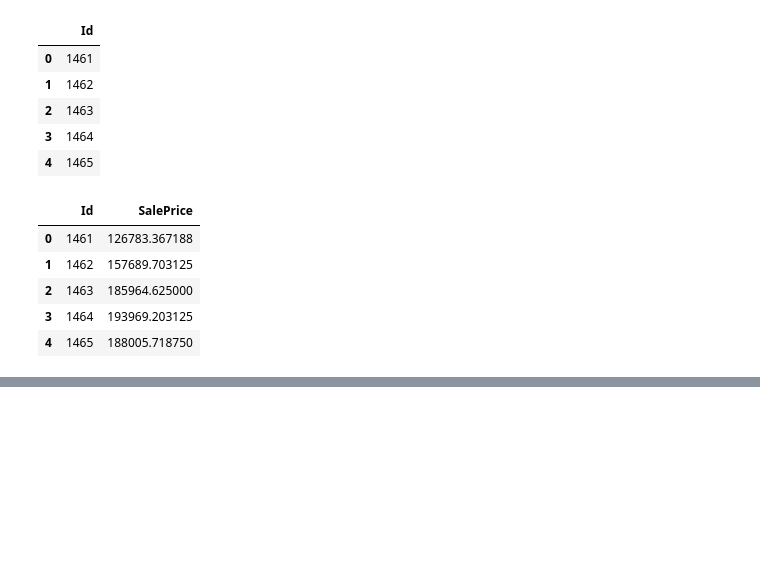
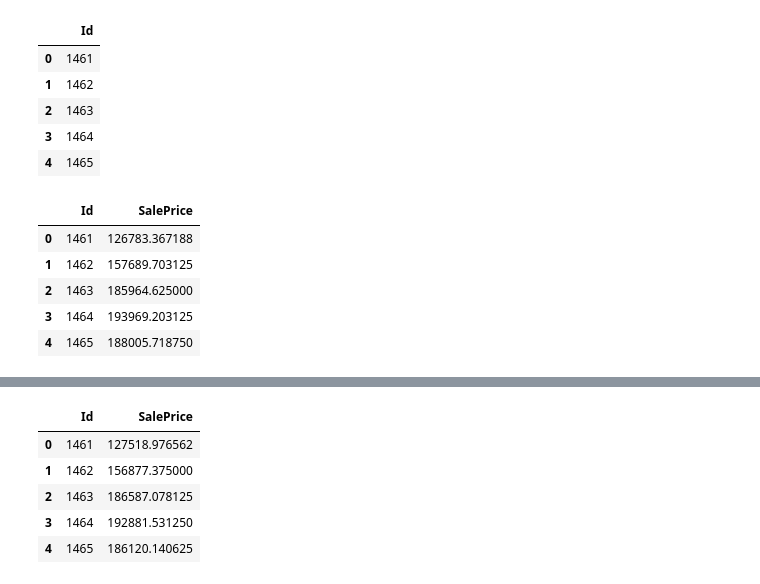
Before and after one commit to benspniz/Advanced-House-Price-Prediction-Kaggle-Competition, a Jupyter notebook: Notebooks/XGBoost.ipynb, the cells around one changed output, grey strips where cells are left out. Saved outputs shown, nothing was run; the diff lists cells and outputs as text; code cells hidden in the pictures; blank space fills up the shorter version.

Commit message:
Performed Grid Search CV on XGboost

```diff
--- a/Notebooks/XGBoost.ipynb
+++ b/Notebooks/XGBoost.ipynb
@@ -233,0 +294,2 @@ xgb0_submission.to_csv(r'C:\Users\Ben\Desktop\Data Science\Kaggle\Advanced House
+# %%
+xgb_grid.fit(X_train, y_train)
@@ -233,0 +371,3 @@ xgb0_submission.to_csv(r'C:\Users\Ben\Desktop\Data Science\Kaggle\Advanced House
+# %%
+Id = np.arange(start=1461, stop=2920, step=1)
+xgb1_submission = pd.DataFrame(data = Id, columns = ['Id'])
@@ -233,0 +383,13 @@ xgb0_submission.to_csv(r'C:\Users\Ben\Desktop\Data Science\Kaggle\Advanced House
+# %%
+xgb1_prediction = xgb_grid.predict(df_test)
+# %%
+xgb1_submission['SalePrice'] = xgb1_prediction
+# %%
+xgb1_submission.head()
+# %% [output]
+|  | Id | SalePrice |
+| 0 | 1461 | 127518.976562 |
+| 1 | 1462 | 156877.375000 |
+| 2 | 1463 | 186587.078125 |
+| 3 | 1464 | 192881.531250 |
+| 4 | 1465 | 186120.140625 |
```
Also changed, not shown: parts of 18 cells of this notebook, 2 other files.
